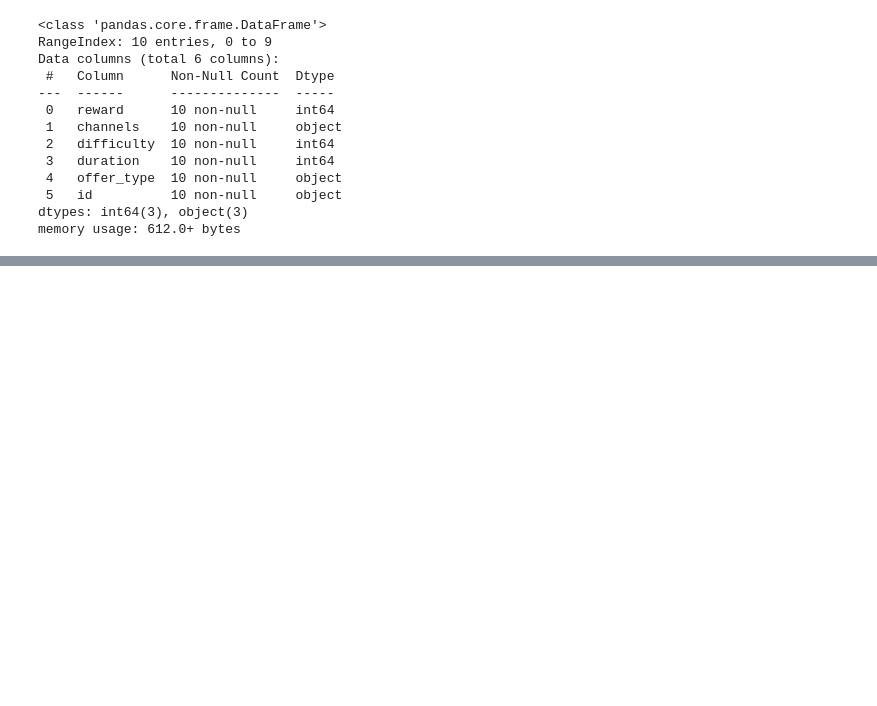
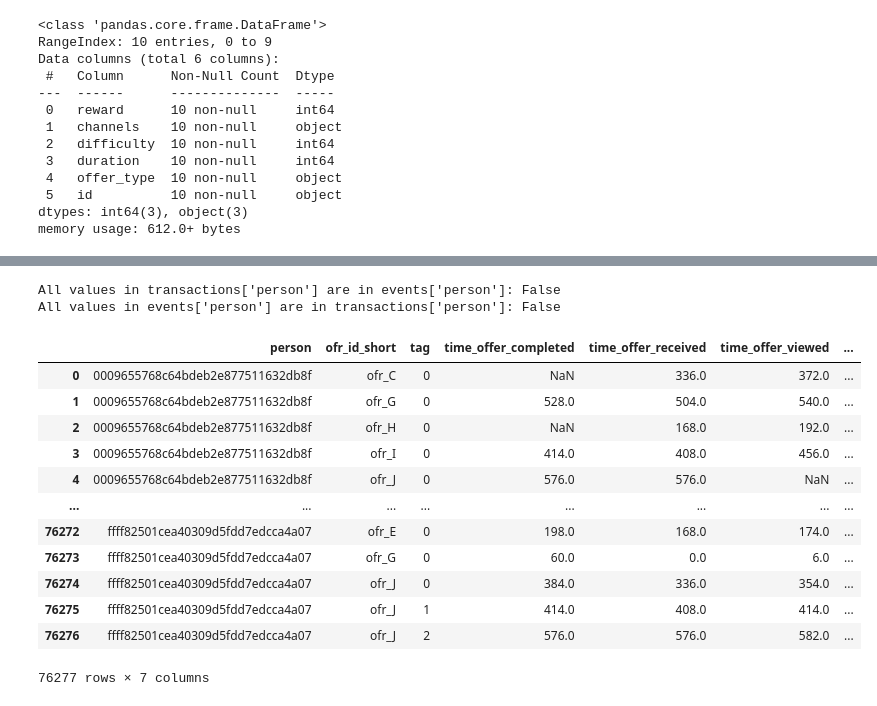
Before and after one commit to Niltonjuniorphd/Starbucks_project, a Jupyter notebook: Starbucks_Capstone_notebook_c copy.ipynb, the cells around one changed output, grey strips where cells are left out. Cells and saved outputs as stored; diff of their text form; code cells hidden in the pictures; blank space fills up the shorter version.

```diff
--- a/Starbucks_Capstone_notebook_c copy.ipynb
+++ b/Starbucks_Capstone_notebook_c copy.ipynb
@@ -521,0 +517,28 @@ person_activity_pro
+# %%
+# Check if all values in transactions['person'] are in events['person']
+all_in_events = transactions['person'].isin(events['person']).all()
+
+# Check if all values in events['person'] are in transactions['person']
+all_in_transactions = events['person'].isin(transactions['person']).all()
+
+print(f"All values in transactions['person'] are in events['person']: {all_in_events}")
+print(f"All values in events['person'] are in transactions['person']: {all_in_transactions}")
+# %% [output]
+All values in transactions['person'] are in events['person']: False
+All values in events['person'] are in transactions['person']: False
+# %%
+events
+# %% [output]
+|  | person | ofr_id_short | tag | time_offer_completed | time_offer_received | time_offer_viewed | ... |
+| 0 | 0009655768c64bdeb2e877511632db8f | ofr_C | 0 | NaN | 336.0 | 372.0 | ... |
+| 1 | 0009655768c64bdeb2e877511632db8f | ofr_G | 0 | 528.0 | 504.0 | 540.0 | ... |
+| 2 | 0009655768c64bdeb2e877511632db8f | ofr_H | 0 | NaN | 168.0 | 192.0 | ... |
+| 3 | 0009655768c64bdeb2e877511632db8f | ofr_I | 0 | 414.0 | 408.0 | 456.0 | ... |
+| 4 | 0009655768c64bdeb2e877511632db8f | ofr_J | 0 | 576.0 | 576.0 | NaN | ... |
+| ... | ... | ... | ... | ... | ... | ... | ... |
+| 76272 | ffff82501cea40309d5fdd7edcca4a07 | ofr_E | 0 | 198.0 | 168.0 | 174.0 | ... |
+| 76273 | ffff82501cea40309d5fdd7edcca4a07 | ofr_G | 0 | 60.0 | 0.0 | 6.0 | ... |
+| 76274 | ffff82501cea40309d5fdd7edcca4a07 | ofr_J | 0 | 384.0 | 336.0 | 354.0 | ... |
+| 76275 | ffff82501cea40309d5fdd7edcca4a07 | ofr_J | 1 | 414.0 | 408.0 | 414.0 | ... |
+| 76276 | ffff82501cea40309d5fdd7edcca4a07 | ofr_J | 2 | 576.0 | 576.0 | 582.0 | ... |
+76277 rows × 7 columns
```
Also changed, not shown: parts of 27 cells of this notebook, 5 other files.
